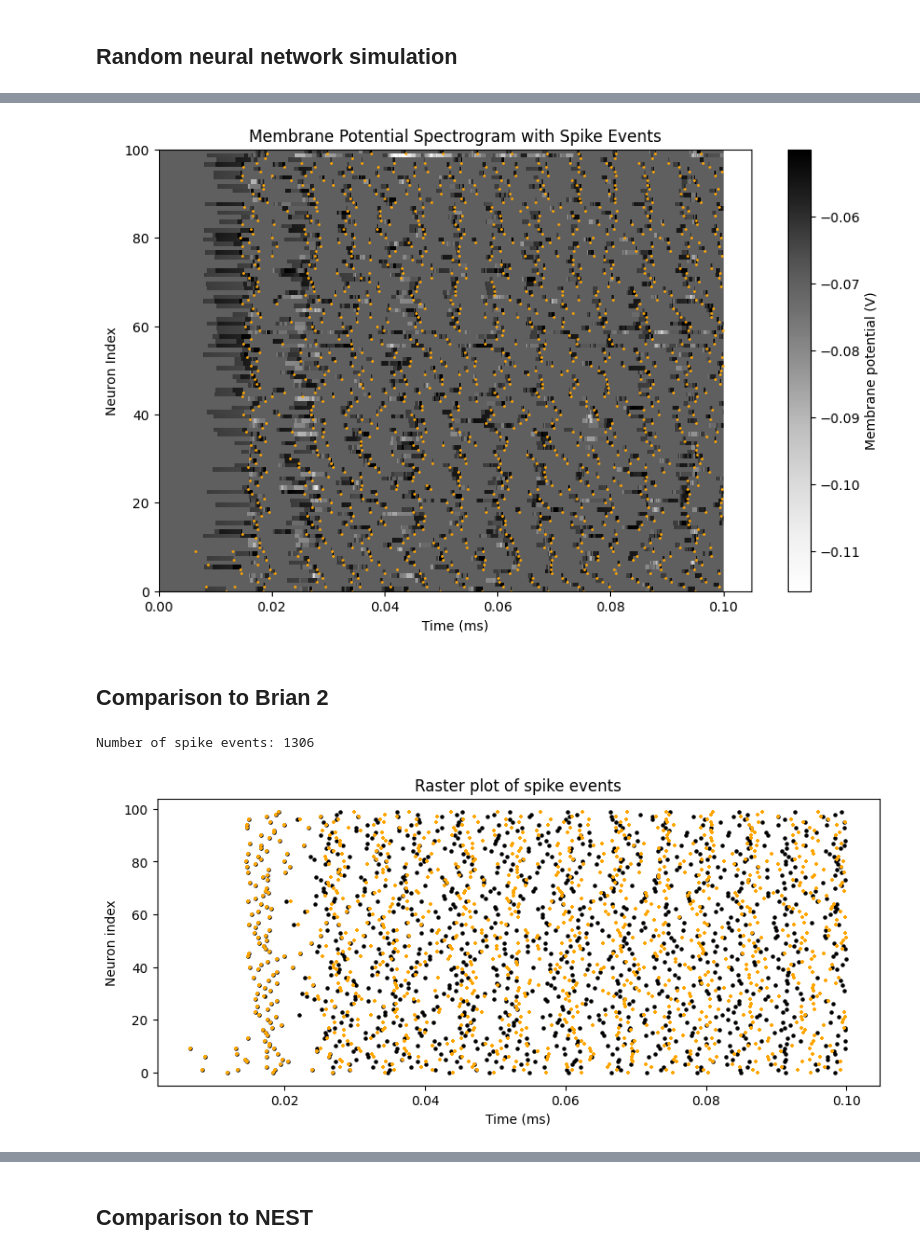
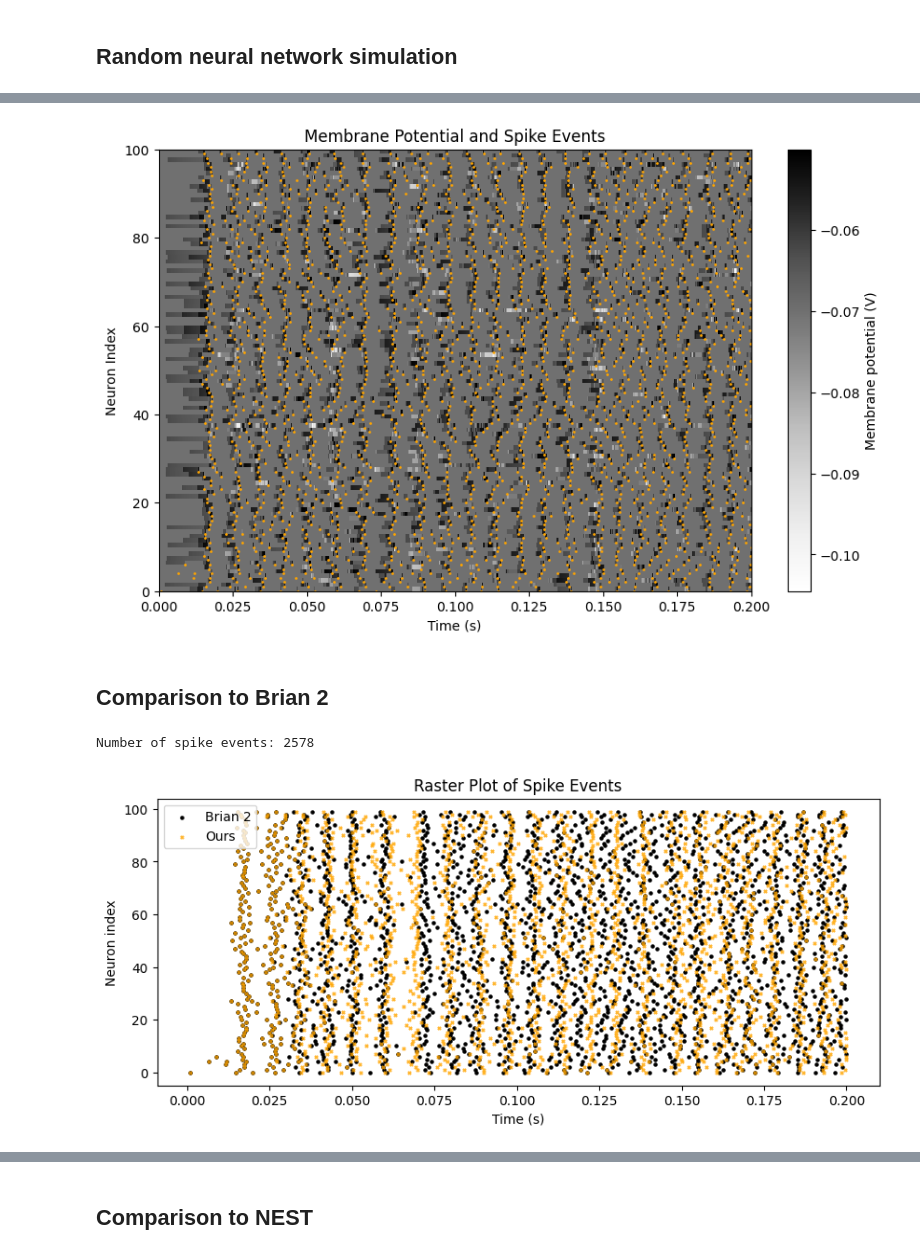
Before and after one commit to Eric-OG/snnblaze, a Jupyter notebook: examples/simple_network.ipynb, the cells around one changed output, grey strips where cells are left out. Cells and saved outputs as stored; diff of their text form; code cells hidden in the pictures.

```diff
--- a/examples/simple_network.ipynb
+++ b/examples/simple_network.ipynb
@@ -196,27 +222,27 @@ plt.show()
 # %%
 times = np.array([t for t, _ in state_monitor.state_vector_list])
 states = np.array([vec for _, vec in state_monitor.state_vector_list])  # shape: (num_time_points, num_neurons)
 
 # Transpose so neurons are on y-axis
 states = states.T  # shape: (num_neurons, num_time_points)
 num_neurons = states.shape[0]
 
 plt.figure(figsize=(10, 6))
 plt.imshow(states, aspect='auto', cmap='Greys', origin='lower',
            extent=[times[0], times[-1], 0, num_neurons], interpolation='none')
 
 # Overlay spike events
 spike_times = [t for t, n in monitor.spike_list]
 neuron_ids = [n for t, n in monitor.spike_list]
 plt.plot(spike_times, neuron_ids, '.k', markersize=2, label='Spikes', c='orange')
 
 plt.colorbar(label='Membrane potential (V)')
-plt.xlabel('Time (ms)')
+plt.xlabel('Time (s)')
 plt.ylabel('Neuron Index')
-plt.title('Membrane Potential Spectrogram with Spike Events')
+plt.title('Membrane Potential and Spike Events')
 plt.show()
 # %% [output]
-[figure, old version]
+[figure, new version]
 # %% [markdown]
 ## Comparison to Brian 2
 # %%
@@ -280,18 +306,19 @@ SP.connect(i=np.arange(input_neurons), j=np.arange(input_neurons))
 spikemon = SpikeMonitor(G)
 statemon = StateMonitor(G, 'v', record=True)  # record neuron 0 as example
 
-run(0.1*second)
+run(simulation_duration*second)
 
 print(f"Number of spike events: {spikemon.num_spikes}")
 
 # Raster plot
 plt.figure(figsize=(10,4))
-plt.scatter(spikemon.t/second, spikemon.i, s=5, c='black')
-plt.scatter(spike_times, neuron_ids, c='orange', s=5, marker='+')
-plt.xlabel('Time (ms)')
+plt.scatter(spikemon.t/second, spikemon.i, s=5, c='black', label='Brian 2')
+plt.scatter(spike_times, neuron_ids, c='orange', alpha=0.8, s=5, marker='x', label='Ours')
+plt.xlabel('Time (s)')
 plt.ylabel('Neuron index')
-plt.title('Raster plot of spike events')
+plt.legend()
+plt.title('Raster Plot of Spike Events')
 plt.show()
 # %% [output]
-Number of spike events: 1306
+Number of spike events: 2578
-[figure, old version]
+[figure, new version]
```
Also changed, not shown: parts of 8 cells of this notebook.
